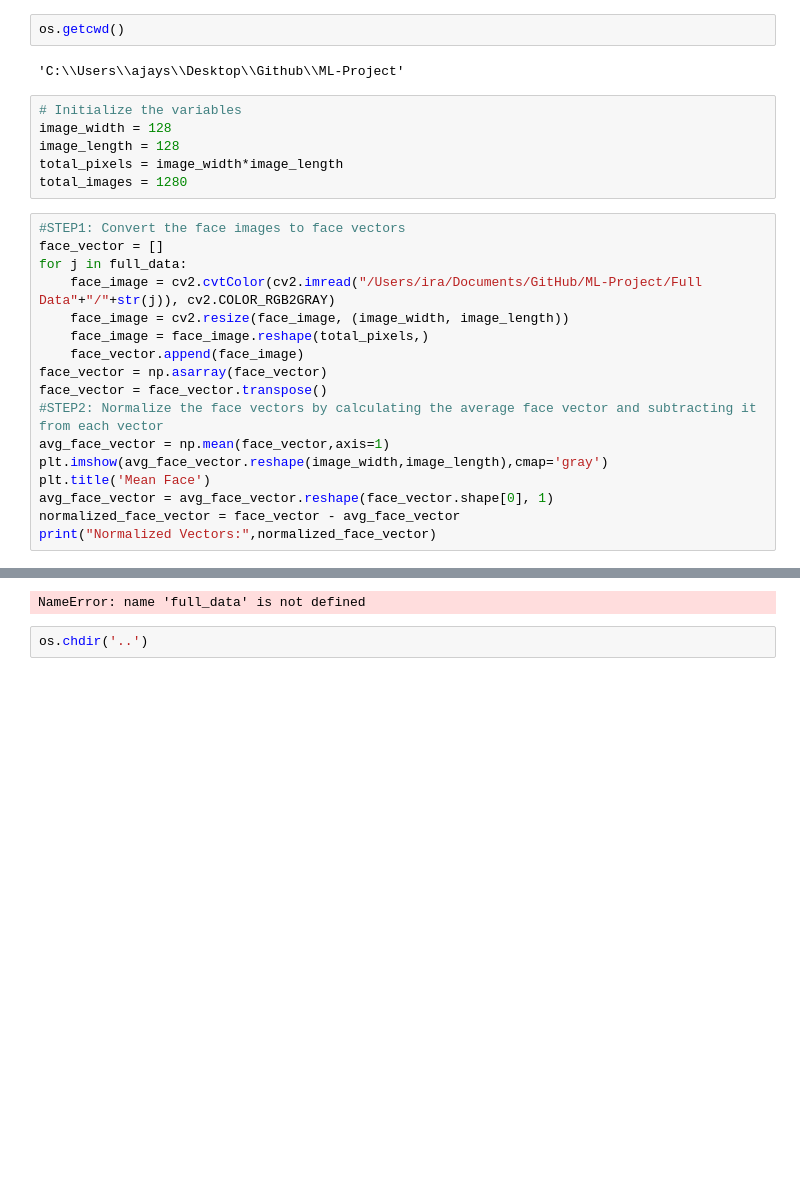
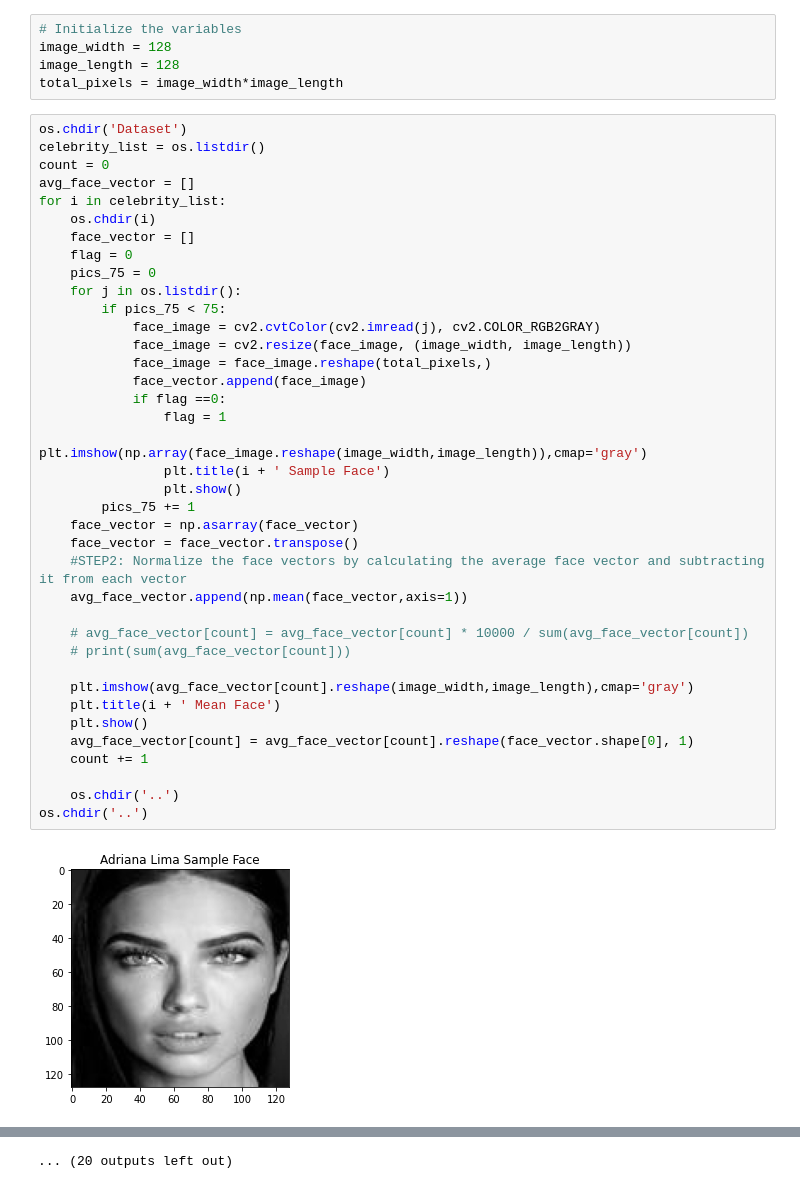
Before and after one commit to NatalTiger26/Digital-Attendence, a Jupyter notebook: Shreya.ipynb, the cells around one changed output, grey strips where cells are left out. Drawn from its saved outputs; the diff is of its cells as text; blank space fills up the shorter version.

```diff
--- a/Shreya.ipynb
+++ b/Shreya.ipynb
@@ -9,28 +7,45 @@ from IPython import display
-# %%
-os.getcwd()
-# %% [output]
-'C:\\Users\\ajays\\Desktop\\Github\\ML-Project'
 # %%
 # Initialize the variables
 image_width = 128
 image_length = 128
 total_pixels = image_width*image_length
-total_images = 1280
 # %%
-#STEP1: Convert the face images to face vectors
-face_vector = []
-for j in full_data:
-    face_image = cv2.cvtColor(cv2.imread("/Users/ira/Documents/GitHub/ML-Project/Full Data"+"/"+str(j)), cv2.COLOR_RGB2GRAY)
-    face_image = cv2.resize(face_image, (image_width, image_length))
-    face_image = face_image.reshape(total_pixels,)
-    face_vector.append(face_image)
-face_vector = np.asarray(face_vector)
-face_vector = face_vector.transpose()
-#STEP2: Normalize the face vectors by calculating the average face vector and subtracting it from each vector
-avg_face_vector = np.mean(face_vector,axis=1)
-plt.imshow(avg_face_vector.reshape(image_width,image_length),cmap='gray')
-plt.title('Mean Face')
-avg_face_vector = avg_face_vector.reshape(face_vector.shape[0], 1)
-normalized_face_vector = face_vector - avg_face_vector
-print("Normalized Vectors:",normalized_face_vector)
+os.chdir('Dataset')
+celebrity_list = os.listdir()
+count = 0
+avg_face_vector = []
+for i in celebrity_list:
+    os.chdir(i)
+    face_vector = []
+    flag = 0
+    pics_75 = 0
+    for j in os.listdir():
+        if pics_75 < 75:
+            face_image = cv2.cvtColor(cv2.imread(j), cv2.COLOR_RGB2GRAY)
+            face_image = cv2.resize(face_image, (image_width, image_length))
+            face_image = face_image.reshape(total_pixels,)
+            face_vector.append(face_image)
+            if flag ==0:
+                flag = 1
+                plt.imshow(np.array(face_image.reshape(image_width,image_length)),cmap='gray')
+                plt.title(i + ' Sample Face')
+                plt.show()
+        pics_75 += 1
+    face_vector = np.asarray(face_vector)
+    face_vector = face_vector.transpose()
+    #STEP2: Normalize the face vectors by calculating the average face vector and subtracting it from each vector
+    avg_face_vector.append(np.mean(face_vector,axis=1))
+
+    # avg_face_vector[count] = avg_face_vector[count] * 10000 / sum(avg_face_vector[count])
+    # print(sum(avg_face_vector[count]))
+
+    plt.imshow(avg_face_vector[count].reshape(image_width,image_length),cmap='gray')
+    plt.title(i + ' Mean Face')
+    plt.show()
+    avg_face_vector[count] = avg_face_vector[count].reshape(face_vector.shape[0], 1)
+    count += 1
+
+    os.chdir('..')
+os.chdir('..')
 # %% [output]
+[figure, added]
@@ -37,3 +63 @@ print("Normalized Vectors:",normalized_face_vector)
-NameError: name 'full_data' is not defined
+... (20 outputs left out)
-# %%
-os.chdir('..')
```
Also changed, not shown: parts of 21 cells of this notebook, 1 other file.
